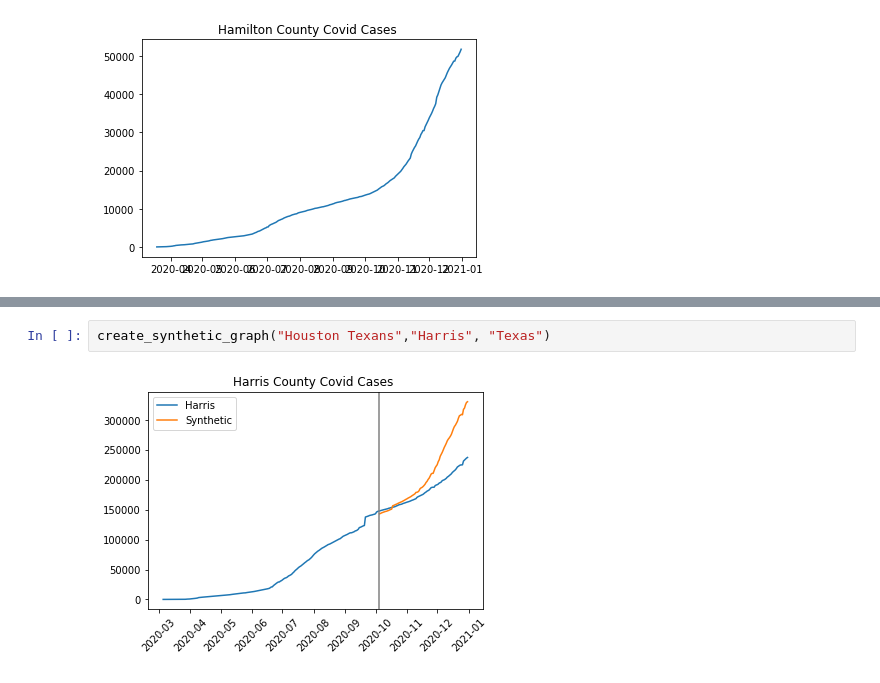
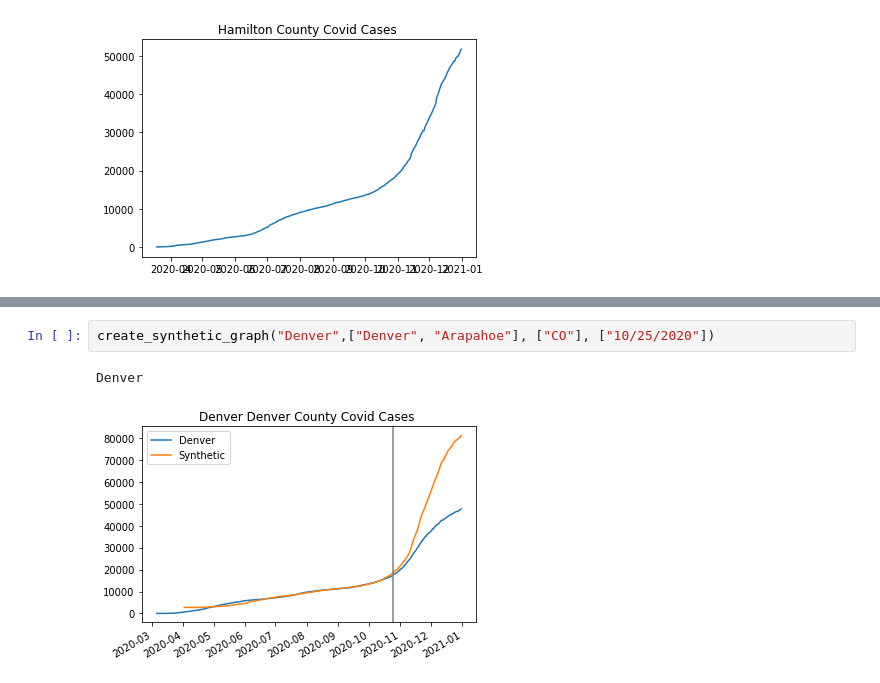
Before and after one commit to Joshuashou/Synthetic-Control-Paper-Model, a Jupyter notebook: Synthetic Control paper.ipynb, the cells around one changed output, grey strips where cells are left out. Cells and saved outputs as stored; diff of their text form.

```diff
--- a/Synthetic Control paper.ipynb
+++ b/Synthetic Control paper.ipynb
@@ -251,4 +486,5 @@ def create_synthetic_graph(team_name_str, stadium_county_str, state_str):
-# %%
-create_synthetic_graph("Houston Texans","Harris", "Texas")
-# %% [output]
-[figure, removed]
+# %%
+create_synthetic_graph("Denver",["Denver", "Arapahoe"], ["CO"], ["10/25/2020"])
+# %% [output]
+Denver
+[figure, added]
```
Also changed, not shown: parts of 14 cells of this notebook.
